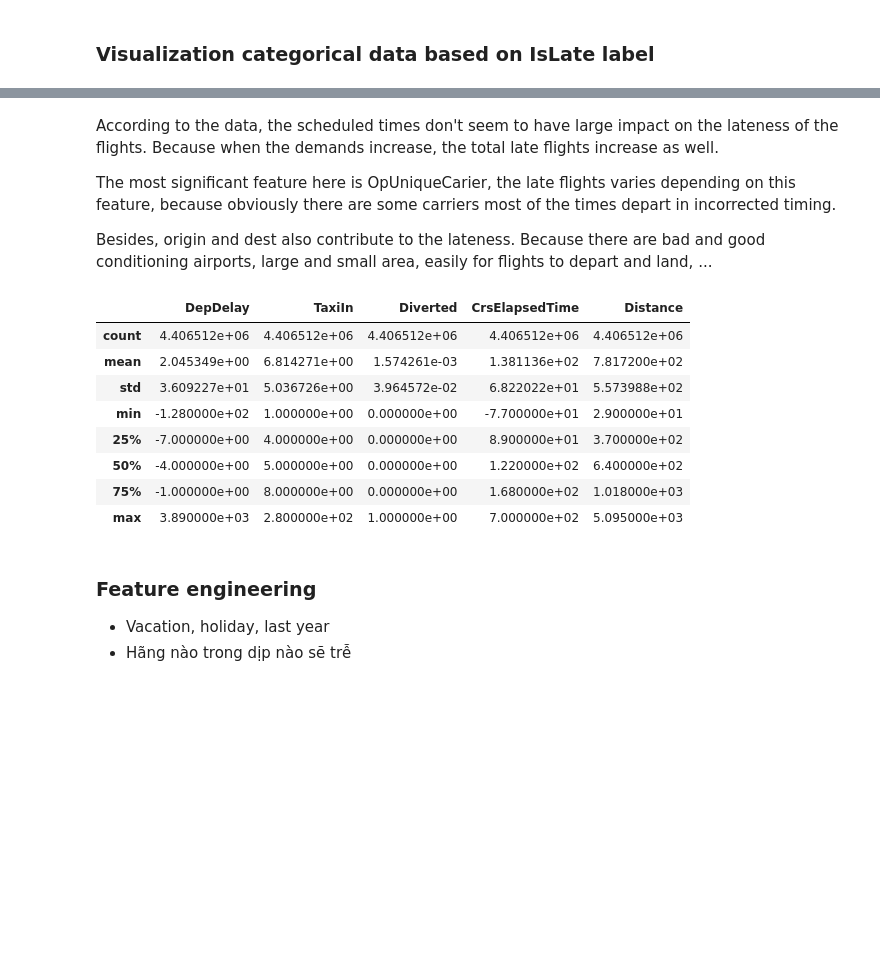
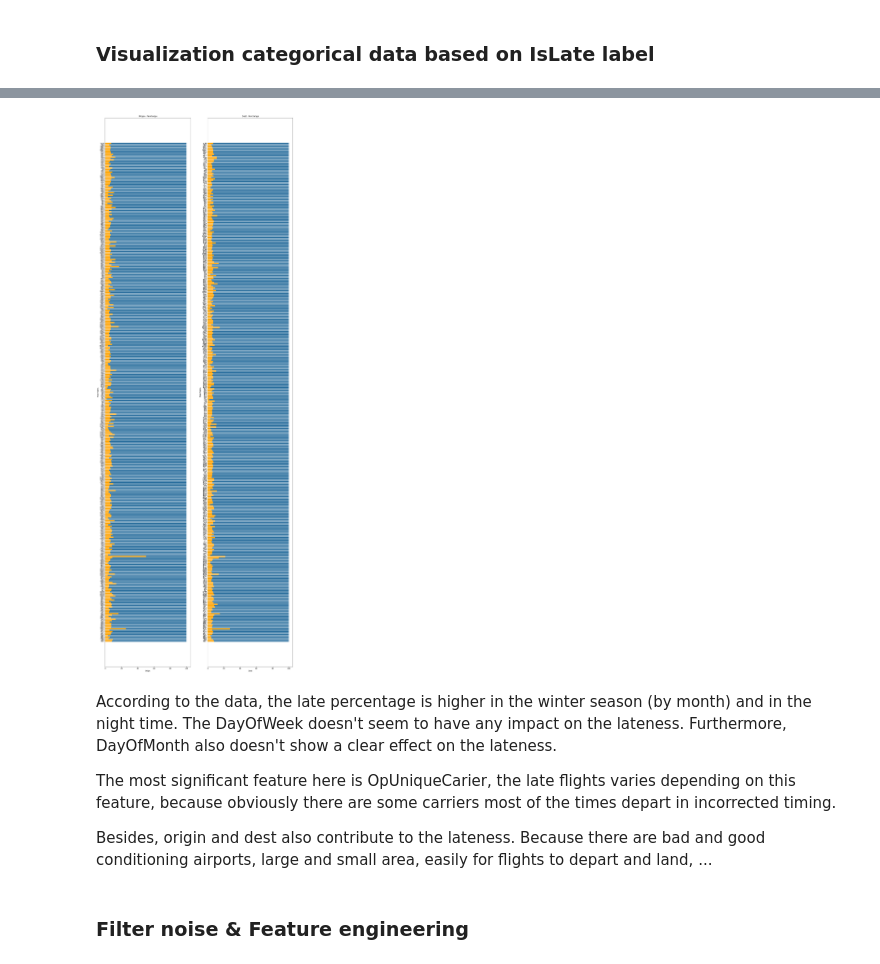
Before and after one commit to tailtq/ml-learning, a Jupyter notebook: ml-08/04_airline_delay_causes.ipynb, the cells around one changed output, grey strips where cells are left out. Saved outputs shown, nothing was run; the diff lists cells and outputs as text; code cells hidden in the pictures; blank space fills up the shorter version.

```diff
--- a/ml-08/04_airline_delay_causes.ipynb
+++ b/ml-08/04_airline_delay_causes.ipynb
@@ -315,6 +336,28 @@ for column in ["Month", "DayOfMonth", "DayOfWeek", "OpUniqueCarrier", "CrsDepTim
+# %%
+fig, ax = plt.subplots(1, 2, figsize=(20, 60))
+
+column = "Origin"
+_, column_values, is_late_percentage, is_not_late_percentage = calculate_categorical_percentage(df, column)
+ax[0].barh(column_values, is_late_percentage, color="orange")
+ax[0].barh(column_values, is_not_late_percentage, left=is_late_percentage, color="#3274a1")
+ax[0].set_xlabel(column)
+ax[0].set_ylabel("Total flights")
+ax[0].set_title(f"{column} - Perctange")
+
+column = "Dest"
+_, column_values, is_late_percentage, is_not_late_percentage = calculate_categorical_percentage(df, column)
+ax[1].barh(column_values, is_late_percentage, color="orange")
+ax[1].barh(column_values, is_not_late_percentage, left=is_late_percentage, color="#3274a1")
+ax[1].set_xlabel(column)
+ax[1].set_ylabel("Total flights")
+ax[1].set_title(f"{column} - Perctange")
+
+plt.show()
+# %% [output]
+[figure, added]
 # %% [markdown]
 <!--  "Origin", "Dest",  -->
-According to the data, the scheduled times don't seem to have large impact on the lateness of the flights. Because when the demands increase, the total late flights increase as well.
+According to the data, the late percentage is higher in the winter season (by month) and in the night time. The DayOfWeek doesn't seem to have any impact on the lateness. Furthermore, DayOfMonth also doesn't show a clear effect on the lateness.
 
 The most significant feature here is OpUniqueCarier, the late flights varies depending on this feature, because obviously there are some carriers most of the times depart in incorrected timing.
 
@@ -322,19 +365,5 @@ Besides, origin and dest also contribute to the lateness. Because there are bad
 # %%
 # show 31 days in every month to check when the demands increase
 # show the lateness also
-# %%
-df.describe()
-# %% [output]
-|  | DepDelay | TaxiIn | Diverted | CrsElapsedTime | Distance |
-| count | 4.406512e+06 | 4.406512e+06 | 4.406512e+06 | 4.406512e+06 | 4.406512e+06 |
-| mean | 2.045349e+00 | 6.814271e+00 | 1.574261e-03 | 1.381136e+02 | 7.817200e+02 |
-| std | 3.609227e+01 | 5.036726e+00 | 3.964572e-02 | 6.822022e+01 | 5.573988e+02 |
-| min | -1.280000e+02 | 1.000000e+00 | 0.000000e+00 | -7.700000e+01 | 2.900000e+01 |
-| 25% | -7.000000e+00 | 4.000000e+00 | 0.000000e+00 | 8.900000e+01 | 3.700000e+02 |
-| 50% | -4.000000e+00 | 5.000000e+00 | 0.000000e+00 | 1.220000e+02 | 6.400000e+02 |
-| 75% | -1.000000e+00 | 8.000000e+00 | 0.000000e+00 | 1.680000e+02 | 1.018000e+03 |
-| max | 3.890000e+03 | 2.800000e+02 | 1.000000e+00 | 7.000000e+02 | 5.095000e+03 |
-# %% [markdown]
-### Feature engineering
-- Vacation, holiday, last year
-- Hãng nào trong dịp nào sẽ trễ
+# %% [markdown]
+### Filter noise & Feature engineering
```
Also changed, not shown: parts of 27 cells of this notebook, 1 other file.
